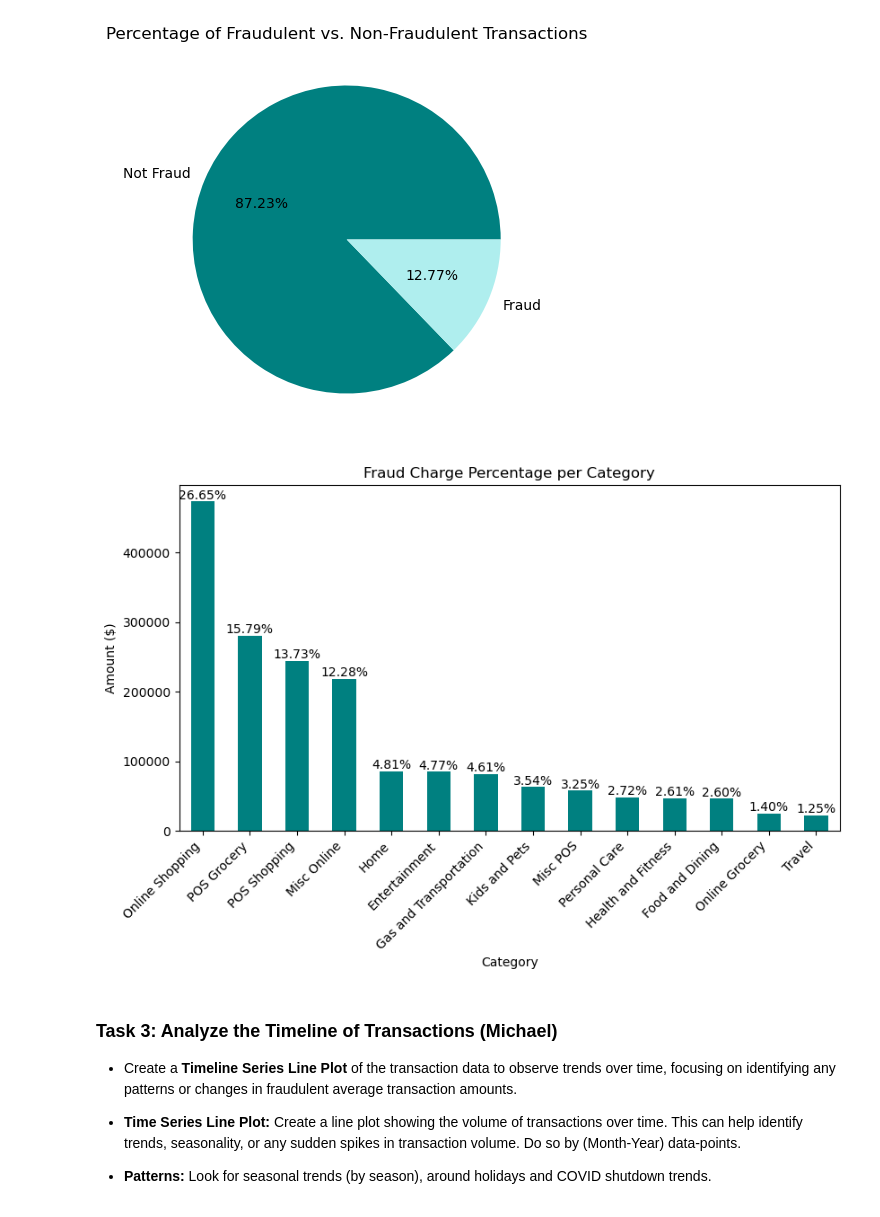
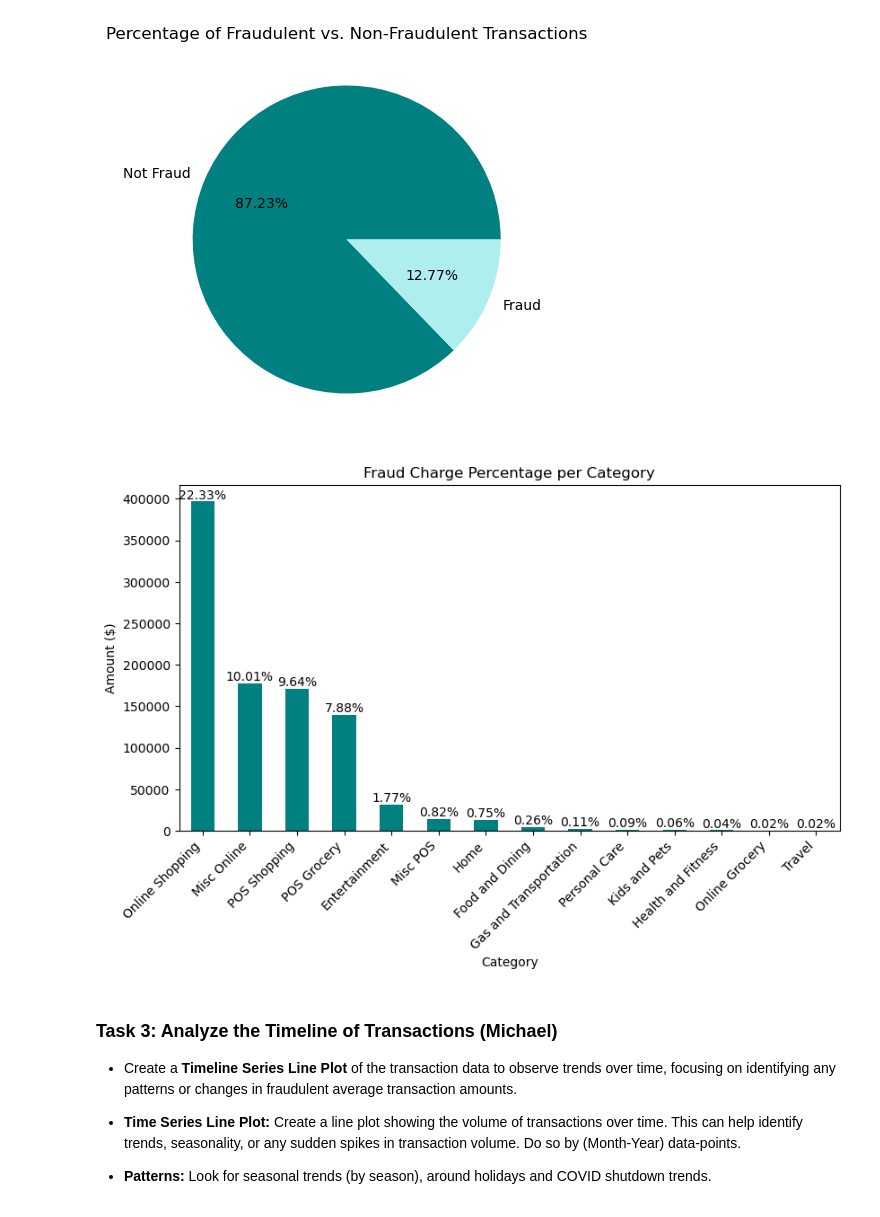
Before and after one commit to LackOfWitness/west-us-credit-card-fraud, a Jupyter notebook: Credit_Card_Fraud_Analysis-Team3-/credit_card_fraud_analysis.ipynb, the cells around one changed output. Cells and saved outputs as stored; diff of their text form; code cells hidden in the pictures.

Commit message:
Update Fraud Percentage Category Code

```diff
--- a/Credit_Card_Fraud_Analysis-Team3-/credit_card_fraud_analysis.ipynb
+++ b/Credit_Card_Fraud_Analysis-Team3-/credit_card_fraud_analysis.ipynb
@@ -179,36 +179,36 @@ catrename = {'entertainment': "Entertainment",
         'misc_pos': "Misc POS",
         'personal_care': "Personal Care",
         'shopping_net' :"Online Shopping",
         'shopping_pos':"POS Shopping",
         'travel':"Travel"}
 datadf['category'] = datadf['category'].replace(catrename)
 
-# Calculate the total charges per category
-total_per_category = datadf.groupby("category")["amt"].sum().sort_values(ascending=False)
+# re-write the above where is_fraud == 1
+total_per_category = datadf[datadf['is_fraud'] == "1"].groupby("category")["amt"].sum().sort_values(ascending=False)
 
 #Calculate the total charges
 total_amt = datadf['amt'].sum()
 
 # Calculate the total of fraudulent charges per category
 fraud_percentage_per_category = (total_per_category/total_amt) *100
 
 # Plot the bar chart
 fraud_bar_chart = total_per_category.plot(kind="bar", xlabel="Category", ylabel="Amount ($)", figsize=(9.5, 5), color='teal')
 plt.xticks(rotation=45, ha='right')
 
 # Add percentage labels to each bar
 fraud_bar_chart.bar_label(fraud_bar_chart.containers[0], labels=[f'{pct:.2f}%' for pct in fraud_percentage_per_category])
 
 # Save the figure
 plt.savefig("Visualizations/FraudChargePercentage_barchart.png")
 
 # Title and show
 plt.title('Fraud Charge Percentage per Category')
 
 # Show the plot
 plt.show()
 # %% [output]
-[figure, old version]
+[figure, new version]
 # %% [markdown]
 ### Task 3: Analyze the Timeline of Transactions (Michael)
 
```
Also changed, not shown: parts of 2 cells of this notebook.
